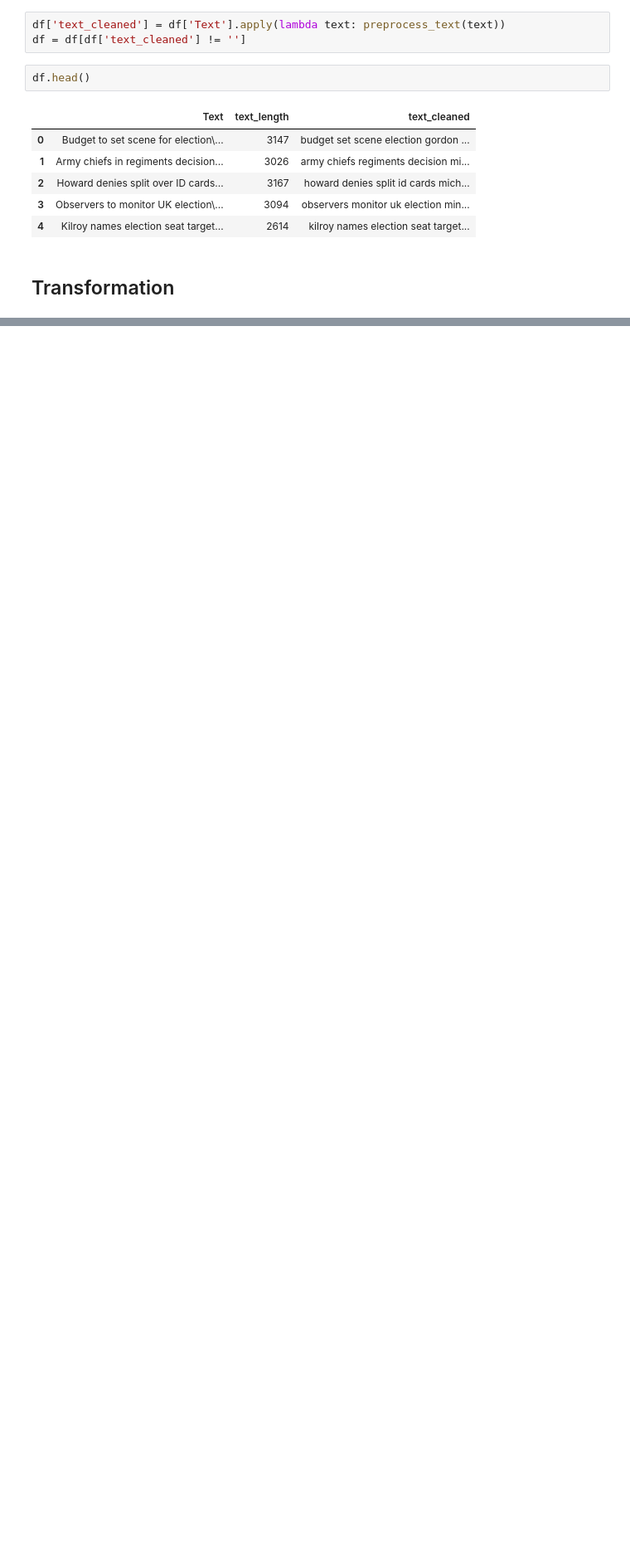
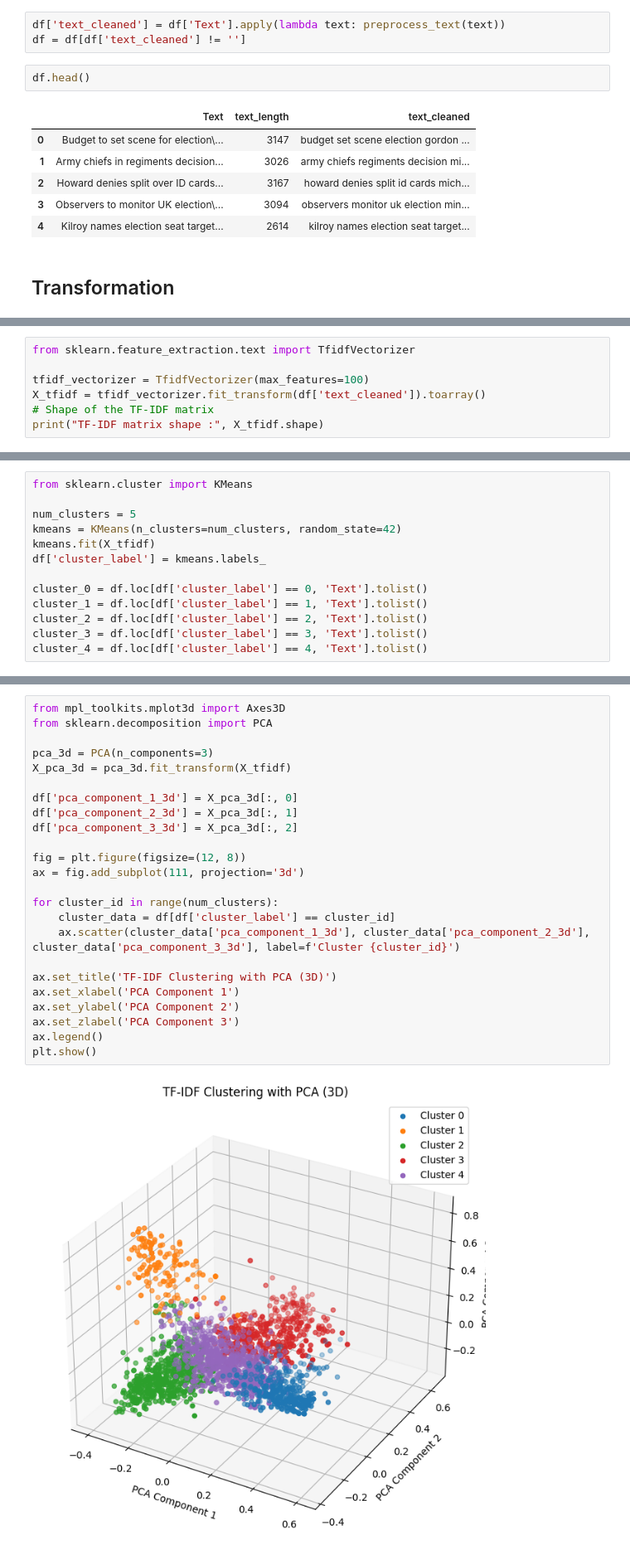
Before and after one commit to Fosowl/MachineLearningEpitech, a Jupyter notebook: exercise_5/learn_dataset.ipynb, the cells around one changed output, grey strips where cells are left out. Shown at 83% size. Cells and saved outputs as stored; diff of their text form; blank space fills up the shorter version.

```diff
--- a/exercise_5/learn_dataset.ipynb
+++ b/exercise_5/learn_dataset.ipynb
@@ -119,0 +81,7 @@ plt.show()
+# %%
+from sklearn.feature_extraction.text import TfidfVectorizer
+
+tfidf_vectorizer = TfidfVectorizer(max_features=100)
+X_tfidf = tfidf_vectorizer.fit_transform(df['text_cleaned']).toarray()
+# Shape of the TF-IDF matrix
+print("TF-IDF matrix shape :", X_tfidf.shape)
@@ -119,0 +92,13 @@ plt.show()
+# %%
+from sklearn.cluster import KMeans
+
+num_clusters = 5
+kmeans = KMeans(n_clusters=num_clusters, random_state=42)
+kmeans.fit(X_tfidf)
+df['cluster_label'] = kmeans.labels_
+
+cluster_0 = df.loc[df['cluster_label'] == 0, 'Text'].tolist()
+cluster_1 = df.loc[df['cluster_label'] == 1, 'Text'].tolist()
+cluster_2 = df.loc[df['cluster_label'] == 2, 'Text'].tolist()
+cluster_3 = df.loc[df['cluster_label'] == 3, 'Text'].tolist()
+cluster_4 = df.loc[df['cluster_label'] == 4, 'Text'].tolist()
@@ -119,0 +224,26 @@ plt.show()
+# %%
+from mpl_toolkits.mplot3d import Axes3D
+from sklearn.decomposition import PCA
+
+pca_3d = PCA(n_components=3)
+X_pca_3d = pca_3d.fit_transform(X_tfidf)
+
+df['pca_component_1_3d'] = X_pca_3d[:, 0]
+df['pca_component_2_3d'] = X_pca_3d[:, 1]
+df['pca_component_3_3d'] = X_pca_3d[:, 2]
+
+fig = plt.figure(figsize=(12, 8))
+ax = fig.add_subplot(111, projection='3d')
+
+for cluster_id in range(num_clusters):
+    cluster_data = df[df['cluster_label'] == cluster_id]
+    ax.scatter(cluster_data['pca_component_1_3d'], cluster_data['pca_component_2_3d'], cluster_data['pca_component_3_3d'], label=f'Cluster {cluster_id}')
+
+ax.set_title('TF-IDF Clustering with PCA (3D)')
+ax.set_xlabel('PCA Component 1')
+ax.set_ylabel('PCA Component 2')
+ax.set_zlabel('PCA Component 3')
+ax.legend()
+plt.show()
+# %% [output]
+[figure, added]
```
Also changed, not shown: parts of 24 cells of this notebook.
